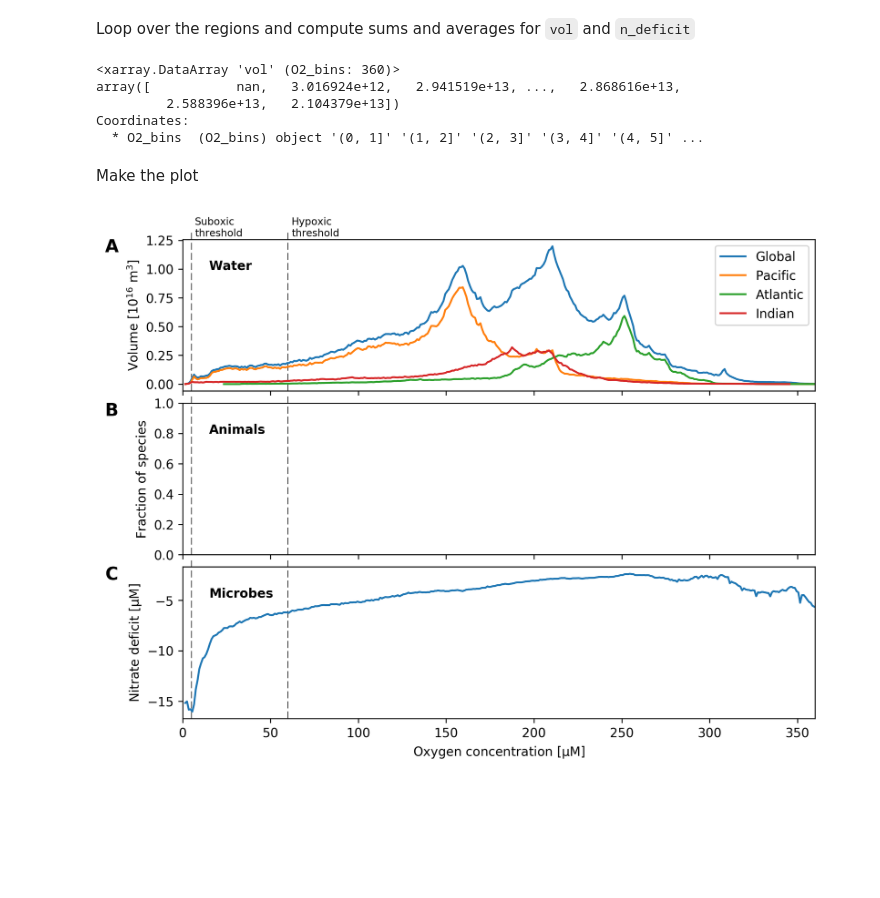
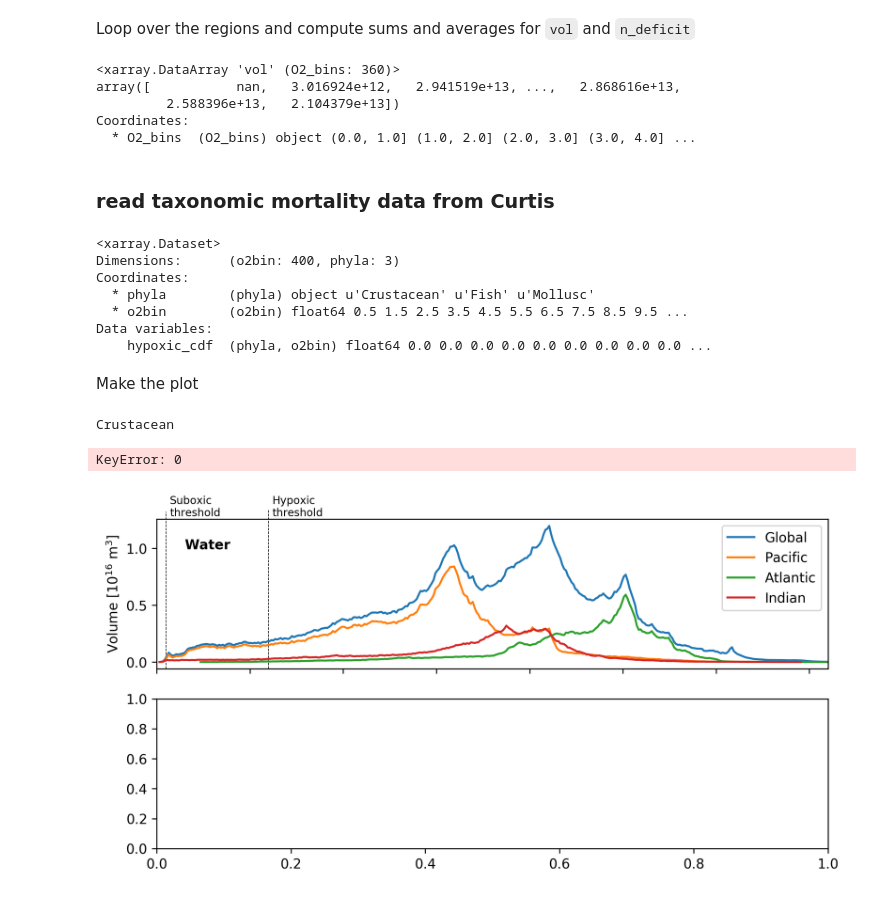
Before and after one commit to matt-long/iucn-deoxygenation-report, a Jupyter notebook: plot_woa_o2pdf_mortality_no3deficit.ipynb, the cells around one changed output. Cells and saved outputs as stored; diff of their text form; code cells hidden in the pictures; blank space fills up the shorter version.

Commit message:
port to CGD; add phyla data to Fig 1

```diff
--- a/plot_woa_o2pdf_mortality_no3deficit.ipynb
+++ b/plot_woa_o2pdf_mortality_no3deficit.ipynb
@@ -11,10 +11,13 @@ import matplotlib.gridspec as gridspec
 
 from config_calc import *
 plt.rcParams['mathtext.default']='regular'
+
+#dataroot = '/glade/p/ncgd0033/obs'
+dataroot = '/project/oce/mclong'
 # %% [markdown]
 Read a mask file that has basin definitions
 # %%
-mask_file_in = '/glade/p/ncgd0033/obs/woa2013v2/1x1d/woa_region_mask.nc'
+mask_file_in = os.path.join(dataroot,'woa2013v2/1x1d/woa_region_mask.nc')
 dsm = xr.open_dataset(mask_file_in)
 dsm
 # %% [output]
@@ -39,7 +42,7 @@ array(['Global', 'Pacific', 'Atlantic', 'Indian', 'Southern Ocean'],
 # %% [markdown]
 Read the WOA2013, annual mean datasets
 # %%
-woapth = '/glade/p/ncgd0033/obs/woa2013v2/1x1d'
+woapth = os.path.join(dataroot,'woa2013v2/1x1d')
 
 woa = {
     'O2': {'varname': 'o_an', 'file' : os.path.join(woapth,'woa13_all_o00_01.nc')},
@@ -166,7 +169,26 @@ vol_by_o2['Global']
 array([           nan,   3.016924e+12,   2.941519e+13, ...,   2.868616e+13,
          2.588396e+13,   2.104379e+13])
 Coordinates:
-  * O2_bins  (O2_bins) object '(0, 1]' '(1, 2]' '(2, 3]' '(3, 4]' '(4, 5]' ...
+  * O2_bins  (O2_bins) object (0.0, 1.0] (1.0, 2.0] (2.0, 3.0] (3.0, 4.0] ...
+# %% [markdown]
+### read taxonomic mortality data from Curtis
+# %%
+import scipy.io as sio
+matdata = sio.loadmat('data/phyla_data_forMatt.mat')
+phyla = [s[0] for s in matdata['phyla'][0]]
+phyla = xr.DataArray(phyla,dims=('phyla'),coords={'phyla':phyla})
+o2bin = xr.DataArray(np.arange(0.5,400.5,1.),dims=('o2bin'),coords={'o2bin':np.arange(0.5,400.5,1.)})
+phyla_hypox_cdf = xr.DataArray(matdata['phyla_hypox_cdf'],dims=('phyla','o2bin'))
+mortality_thresholds = xr.Dataset({'phyla':phyla,'o2bin':o2bin,'hypoxic_cdf':phyla_hypox_cdf})
+mortality_thresholds
+# %% [output]
+<xarray.Dataset>
+Dimensions:      (o2bin: 400, phyla: 3)
+Coordinates:
+  * phyla        (phyla) object u'Crustacean' u'Fish' u'Mollusc'
+  * o2bin        (o2bin) float64 0.5 1.5 2.5 3.5 4.5 5.5 6.5 7.5 8.5 9.5 ...
+Data variables:
+    hypoxic_cdf  (phyla, o2bin) float64 0.0 0.0 0.0 0.0 0.0 0.0 0.0 0.0 0.0 ...
 # %% [markdown]
 Make the plot
 # %%
@@ -204,6 +226,12 @@ ax.text(suboxia+2,ylm[1]+0.02*np.diff(ylm), 'Suboxic\nthreshold',fontsize=8)
 #-- plot mortality pdfs
 #----------------------------------------------------------------------
 ax = fig.add_subplot(gs[1,0])
+for i,name in enumerate(mortality_thresholds.phyla.values):
+    print name
+    ax.plot(mortality_thresholds.o2bin,mortality_thresholds[i,:],'-',label=name)
+
+handles, labels = ax.get_legend_handles_labels()
+ax.legend(handles, labels)
 
 ax.set_xticklabels([])
 ax.set_ylabel('Fraction of species')
@@ -216,31 +244,33 @@ ax.axvline(x=suboxia,ymax=1.05,color='k',linewidth=0.5,linestyle='--',zorder=-10
 
 #----------------------------------------------------------------------
 #-- plot no3 deficit
 #----------------------------------------------------------------------
 ax = fig.add_subplot(gs[2,0])
 for name in ['Global']:
     ax.plot(o2_binc,no3def_by_o2[name])
 
 ax.set_ylabel('Nitrate deficit [$\mu$M]')
 ax.set_xlabel('Oxygen concentration [$\mu$M]')
 ax.set_xlim((o2_bins[0],o2_bins[-1]))
 ylm = ax.get_ylim()
 ax.text(15,ylm[1]-0.2*np.diff(ylm),'Microbes',fontweight='bold')
 
 ax.axvline(x=hypoxia,ymax=1.06,color='k',linewidth=0.5,linestyle='--',zorder=-10,clip_on=False)
 ax.axvline(x=suboxia,ymax=1.05,color='k',linewidth=0.5,linestyle='--',zorder=-10,clip_on=False)
 
 gs.update(hspace=0.08)
 
 ax = fig.get_axes()
 alp = [chr(i).upper() for i in range(97,97+26)]
 for i,axi in enumerate(ax):
     p = axi.get_position()
     y = p.y1-0.02
     fig.text(0.03,y,'%s'%alp[i],
              fontsize=14.,
              fontweight = 'semibold')
 
 plt.savefig(plot_name,bbox_inches='tight')
 # %% [output]
+Crustacean
+KeyError: 0
-[figure, old version]
+[figure, new version]
```
Also changed, not shown: 5 other files.
